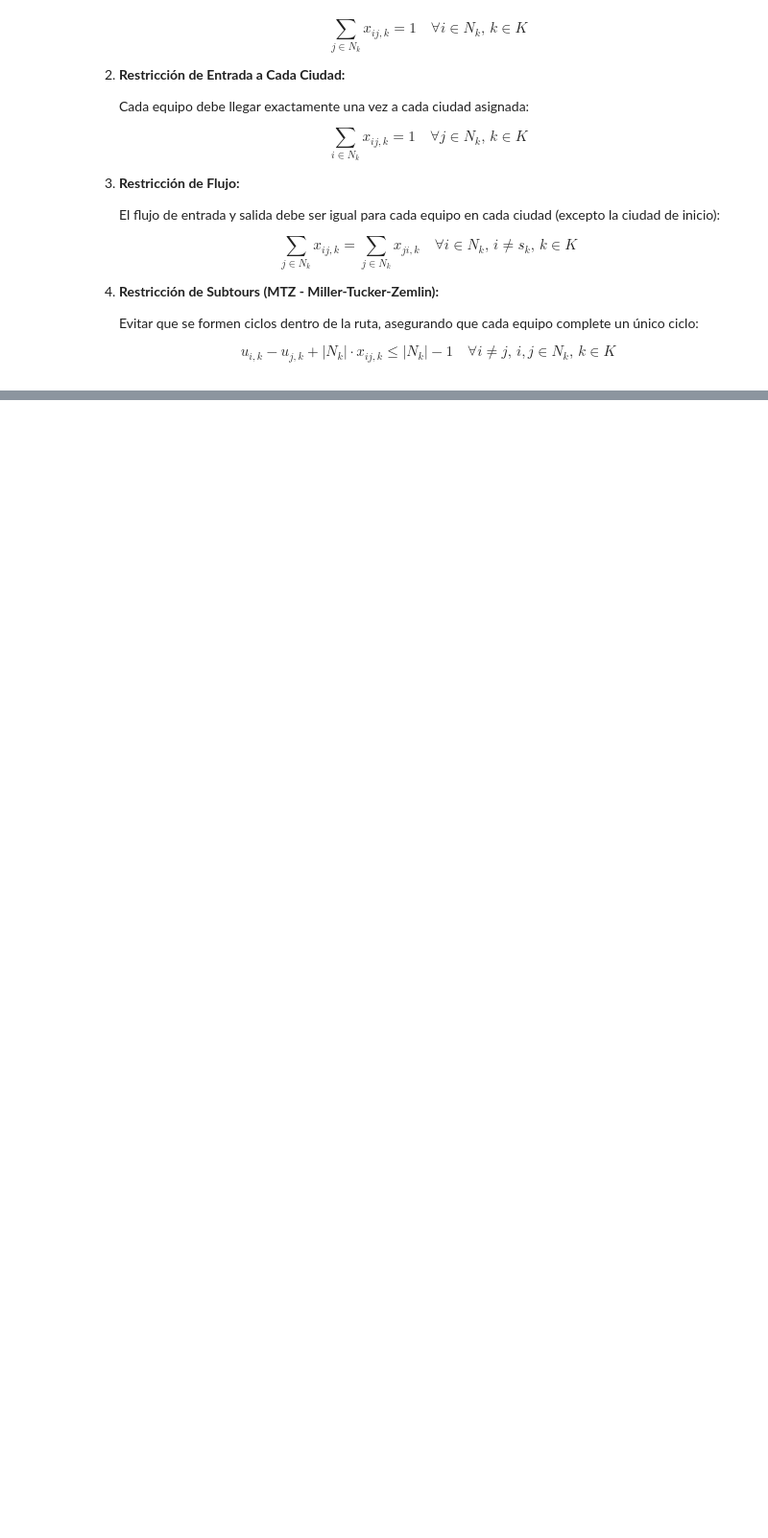
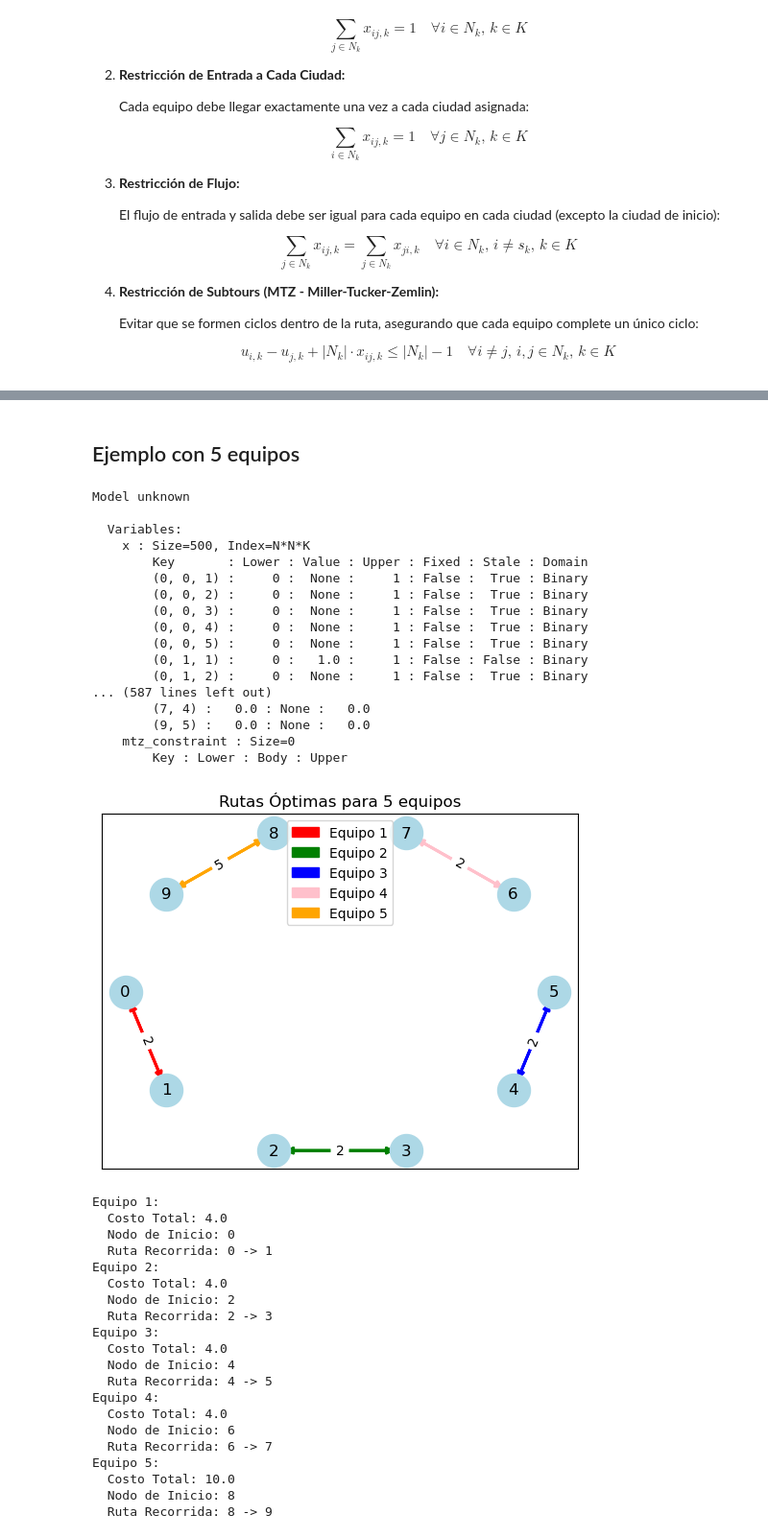
Before and after one commit to MOS-2024-2/Labs, a Jupyter notebook: lab2/problema2.ipynb, the cells around one changed output, grey strips where cells are left out. Shown at 96% size. Cells and saved outputs as stored; diff of their text form; code cells hidden in the pictures; blank space fills up the shorter version.

```diff
--- a/lab2/problema2.ipynb
+++ b/lab2/problema2.ipynb
@@ -220,0 +365,72 @@ graficar_solucion(model)
+# %% [markdown]
+## Ejemplo con 5 equipos
+# %%
+# Matriz de costos para 5 equipos (10 localidades)
+cost_matrix_5 = [
+    [0, 2, 4, 6, 8, 3, 5, 7, 9, 2],
+    [2, 0, 3, 5, 7, 4, 6, 8, 1, 3],
+    [4, 3, 0, 2, 6, 5, 3, 7, 2, 4],
+    [6, 5, 2, 0, 4, 6, 5, 3, 1, 5],
+    [8, 7, 6, 4, 0, 2, 4, 6, 3, 7],
+    [3, 4, 5, 6, 2, 0, 3, 5, 4, 3],
+    [5, 6, 3, 5, 4, 3, 0, 2, 6, 4],
+    [7, 8, 7, 3, 6, 5, 2, 0, 4, 6],
+    [9, 1, 2, 1, 3, 4, 6, 4, 0, 5],
+    [2, 3, 4, 5, 7, 3, 4, 6, 5, 0]
+]
+
+# Definir conjuntos y parámetros
+K = [1, 2, 3, 4, 5]  # 5 equipos
+N = [0, 1, 2, 3, 4, 5, 6, 7, 8, 9]  # 10 localidades
+
+# Asignaciones de localidades para 5 equipos
+N_k = {
+    1: [0, 1],          # Equipo 1 visita localidades 0, 1
+    2: [2, 3],          # Equipo 2 visita localidades 2, 3
+    3: [4, 5],          # Equipo 3 visita localidades 4, 5
+    4: [6, 7],          # Equipo 4 visita localidades 6, 7
+    5: [8, 9]           # Equipo 5 visita localidades 8, 9
+}
+s_k = {1: 0, 2: 2, 3: 4, 4: 6, 5: 8}  # Cada equipo comienza en su primera localidad asignada
+
+# Ejecutar modelo
+ejecutar_modelo(K, N, N_k, {(i, j): cost_matrix_5[i][j] for i in N for j in N}, s_k)
+# %% [output]
+Model unknown
+
+  Variables:
+    x : Size=500, Index=N*N*K
+        Key       : Lower : Value : Upper : Fixed : Stale : Domain
+        (0, 0, 1) :     0 :  None :     1 : False :  True : Binary
+        (0, 0, 2) :     0 :  None :     1 : False :  True : Binary
+        (0, 0, 3) :     0 :  None :     1 : False :  True : Binary
+        (0, 0, 4) :     0 :  None :     1 : False :  True : Binary
+        (0, 0, 5) :     0 :  None :     1 : False :  True : Binary
+        (0, 1, 1) :     0 :   1.0 :     1 : False : False : Binary
+        (0, 1, 2) :     0 :  None :     1 : False :  True : Binary
+... (587 lines left out)
+        (7, 4) :   0.0 : None :   0.0
+        (9, 5) :   0.0 : None :   0.0
+    mtz_constraint : Size=0
+        Key : Lower : Body : Upper
+[figure, added]
+Equipo 1:
+  Costo Total: 4.0
+  Nodo de Inicio: 0
+  Ruta Recorrida: 0 -> 1
+Equipo 2:
+  Costo Total: 4.0
+  Nodo de Inicio: 2
+  Ruta Recorrida: 2 -> 3
+Equipo 3:
+  Costo Total: 4.0
+  Nodo de Inicio: 4
+  Ruta Recorrida: 4 -> 5
+Equipo 4:
+  Costo Total: 4.0
+  Nodo de Inicio: 6
+  Ruta Recorrida: 6 -> 7
+Equipo 5:
+  Costo Total: 10.0
+  Nodo de Inicio: 8
+  Ruta Recorrida: 8 -> 9
```
Also changed, not shown: parts of 20 cells of this notebook, 2 other files.
